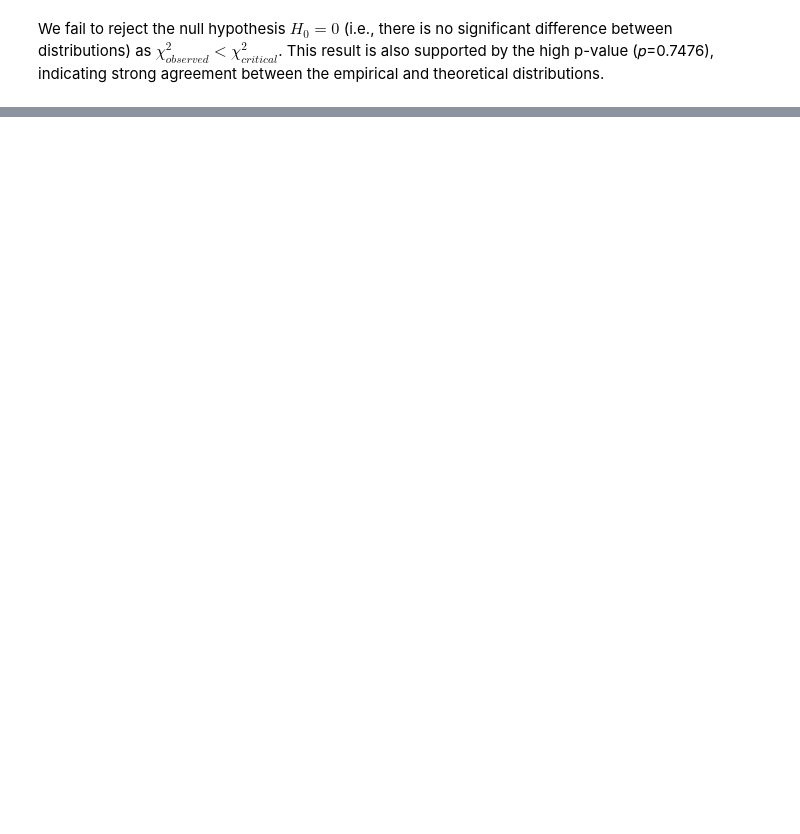
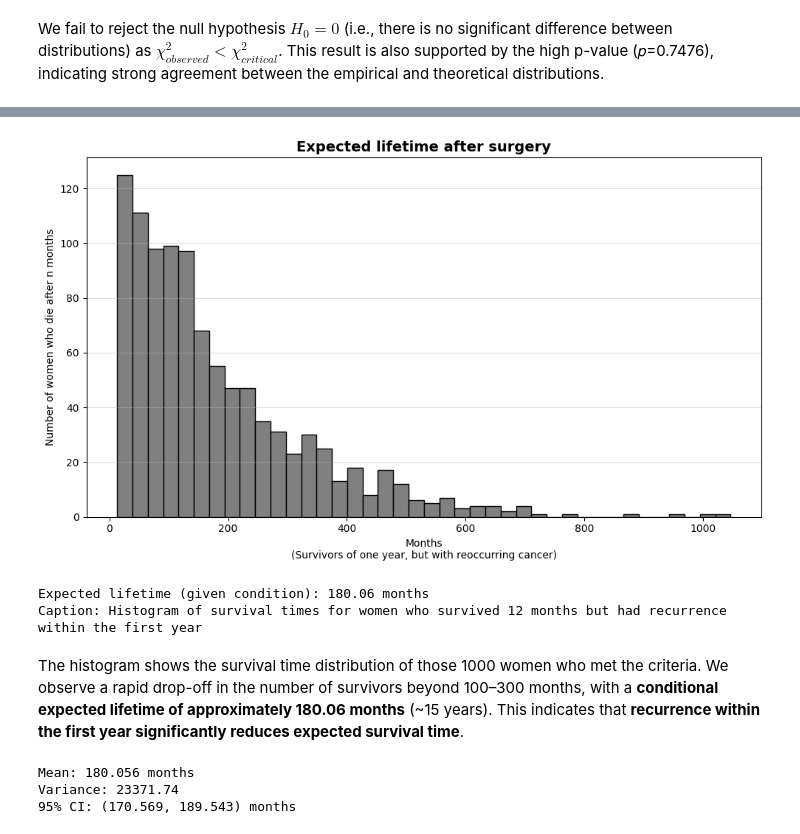
Before and after one commit to manufer20/stochastic-simulation, a Jupyter notebook: Task_1_Jawhara.ipynb, the cells around one changed output, grey strips where cells are left out. Drawn from its saved outputs; the diff is of its cells as text; code cells hidden in the pictures; blank space fills up the shorter version.

```diff
--- a/Task_1_Jawhara.ipynb
+++ b/Task_1_Jawhara.ipynb
@@ -244,0 +369,68 @@ We fail to reject the null hypothesis $H_{0}=0$ (i.e., there is no significant d
+# %%
+# Rejection sampling
+valid_lifetimes = []
+n_required = 1000
+np.random.seed(42)
+
+while len(valid_lifetimes) < n_required:
+    state = 0  # Start at state 1 (index 0)
+    t = 0
+    visited_recurrence = False
+    survived_12_months = False
+
+    while state != 4:
+        if t == 12:
+            survived_12_months = True
+        if t < 12 and state in [1, 2, 3]:  # check for recurrence in states 2,3,4 (index 1,2,3)
+            visited_recurrence = True
+        state = np.random.choice(range(5), p=P[state])
+        t += 1
+
+    if survived_12_months and visited_recurrence:
+        valid_lifetimes.append(t)
+
+# Plot the histogram
+plt.figure(figsize=(10, 6))
+plt.hist(valid_lifetimes, bins=40, color='gray', edgecolor='black')
+plt.title("Expected lifetime after surgery", fontsize=14, weight='bold')
+plt.xlabel("Months\n(Survivors of one year, but with reoccurring cancer)")
+plt.ylabel("Number of women who die after n months")
+plt.grid(True, axis='y', alpha=0.4)
+plt.tight_layout()
+plt.show()
+
+# Compute expected value
+expected_lifetime = np.mean(valid_lifetimes)
+print(f"Expected lifetime (given condition): {expected_lifetime:.2f} months")
+print(f"Caption: Histogram of survival times for women who survived 12 months but had recurrence within the first year")
+# %% [output]
+[figure, added]
+Expected lifetime (given condition): 180.06 months
+Caption: Histogram of survival times for women who survived 12 months but had recurrence within the first year
+# %% [markdown]
+The histogram shows the survival time distribution of those 1000 women who met the criteria. We observe a rapid drop-off in the number of survivors beyond 100–300 months, with a **conditional expected lifetime of approximately 180.06 months** (~15 years). This indicates that **recurrence within the first year significantly reduces expected survival time**.
+# %%
+# Not required but can be used
+
+import scipy.stats as stats
+
+# Convert to array
+lifetimes = np.array(valid_lifetimes)
+mean = lifetimes.mean()
+std = lifetimes.std(ddof=1)  # sample standard deviation
+n = len(lifetimes)
+
+# 95% confidence interval using t-distribution
+alpha = 0.05
+t_critical = stats.t.ppf(1 - alpha/2, df=n-1)
+margin = t_critical * (std / np.sqrt(n))
+ci_lower = mean - margin
+ci_upper = mean + margin
+
+print(f"Mean: {mean:.3f} months")
+print(f"Variance: {np.var(lifetimes, ddof=1):.2f}")
+print(f"95% CI: ({ci_lower:.3f}, {ci_upper:.3f}) months")
+# %% [output]
+Mean: 180.056 months
+Variance: 23371.74
+95% CI: (170.569, 189.543) months
```
Also changed, not shown: parts of 12 cells of this notebook, 1 other file.
